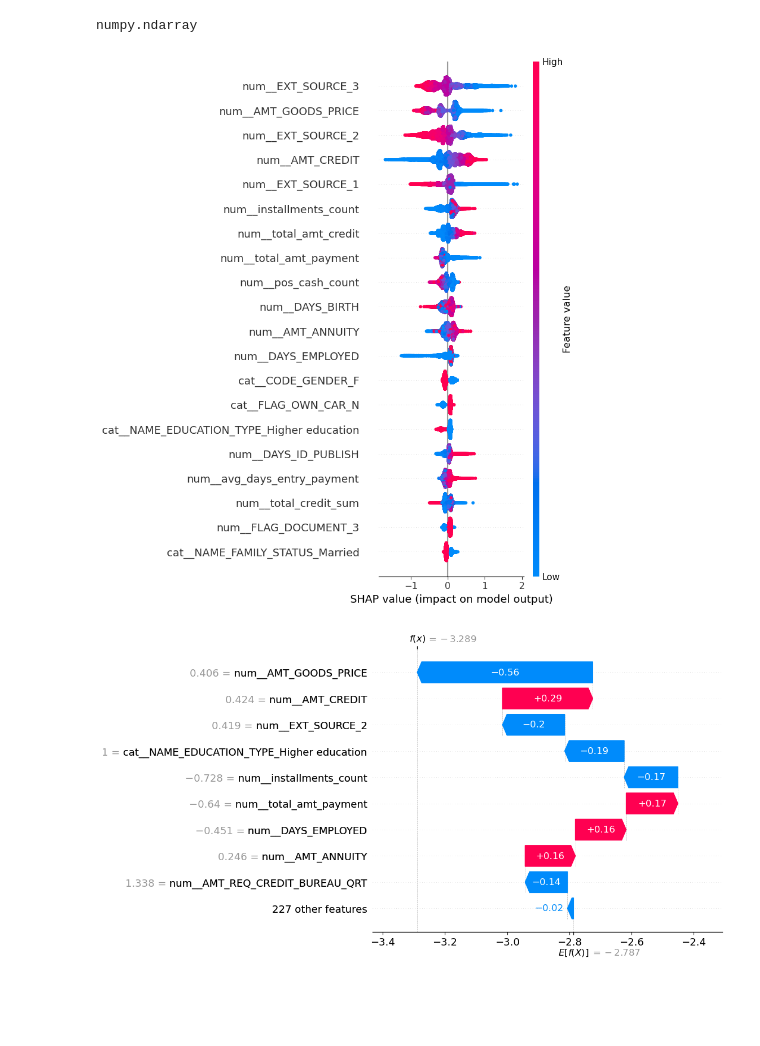
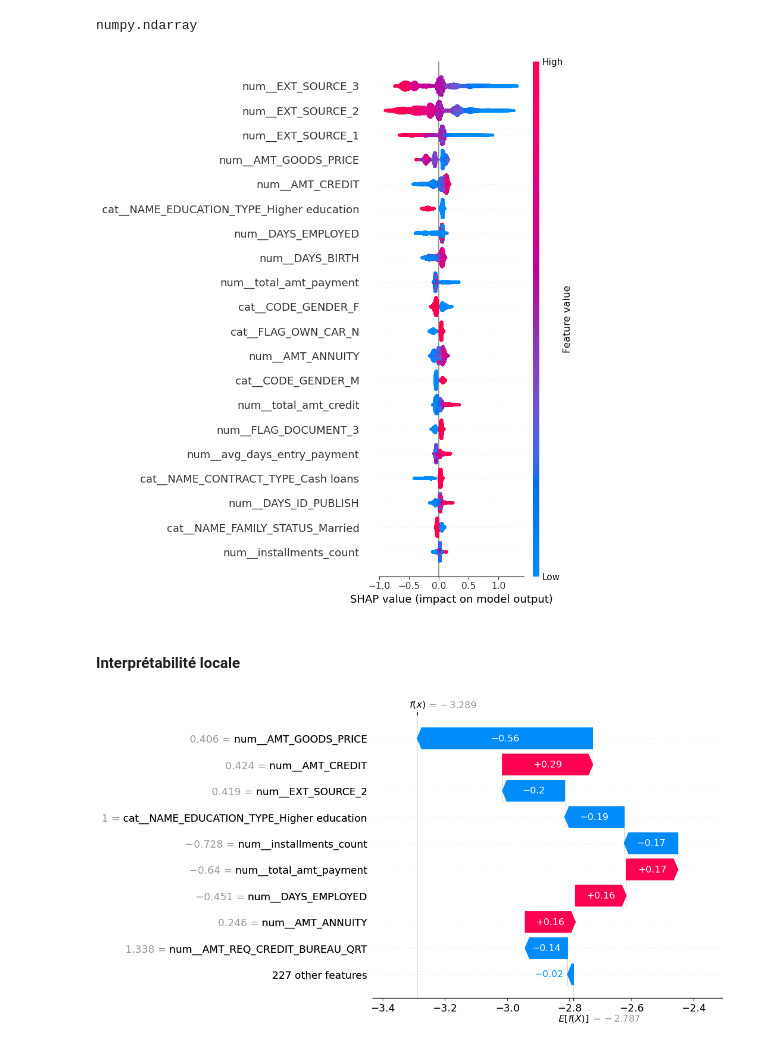
Before and after one commit to Elmboup/mlops-home-credit, a Jupyter notebook: home-credit-default-risk/notebooks/scoring_02_modelling.ipynb, the cells around one changed output. Drawn from its saved outputs; the diff is of its cells as text; code cells hidden in the pictures; blank space fills up the shorter version.

Commit message:
model improvement

```diff
--- a/home-credit-default-risk/notebooks/scoring_02_modelling.ipynb
+++ b/home-credit-default-risk/notebooks/scoring_02_modelling.ipynb
@@ -73,7 +71,7 @@ models = get_models(random_state=RANDOM_SEED)
 param_grids = {
     'RandomForest': {
         'n_estimators': [100, 200],
-        'max_depth': [5, 10]
+        'max_depth': [3, 6]
     },
     'XGBoost': {
         'n_estimators': [100, 200],
@@ -138,7 +136,7 @@ for name, base_model in models.items():
 
     # GridSearchCV
     best_model, best_params, best_score = grid_search(
-        model_pipeline, prefixed_param_grid, X_train, y_train, scoring='roc_auc'
+        model_pipeline, prefixed_param_grid, X_train, y_train, scoring='recall'
     )
 
     # Log dans mlflow
@@ -152,6 +150,6 @@ for name, base_model in models.items():
     # Sauvegarde des résultats
     results.append((name, best_model, best_params, best_score))
     print(f'Best params: {best_params}')
-    print(f'Best ROC AUC: {best_score:.4f}')
+    print(f'Best Recall: {best_score:.4f}')
 # %% [output]
 --- GridSearchCV pour RandomForest ---
@@ -275,23 +274,23 @@ numpy.ndarray
 # %%
 # Récupérer uniquement la partie preprocessing du pipeline
 preprocessor = best_model.named_steps['preprocessing']
 
 # Transformer X_test pour avoir des données numériques
 X_test_transformed = preprocessor.transform(X_test)
 
 feature_names = preprocessor.get_feature_names_out()
 X_trans_df = pd.DataFrame(X_test_transformed, columns=feature_names)
 
 # Récupérer le modèle final
 model_final = best_model.named_steps['model']
 
 # Créer l'explainer avec les données transformées
 explainer = shap.Explainer(model_final, X_trans_df)
 
 # Calculer les valeurs SHAP
-shap_values = explainer(X_trans_df)
+shap_values = explainer(X_trans_df,check_additivity=False)
 
 # Afficher le résumé global
 shap.summary_plot(shap_values, X_trans_df, max_display=20)
 # %% [output]
-[figure, old version]
+[figure, new version]
@@ -300,3 +297,5 @@ shap.summary_plot(shap_values, X_trans_df, max_display=20)
+# %% [markdown]
+#### Interprétabilité locale
 # %%
 shap.plots.waterfall(shap_values[0])
 # %% [output]
```
Also changed, not shown: parts of 8 cells of this notebook, 4 other files.
